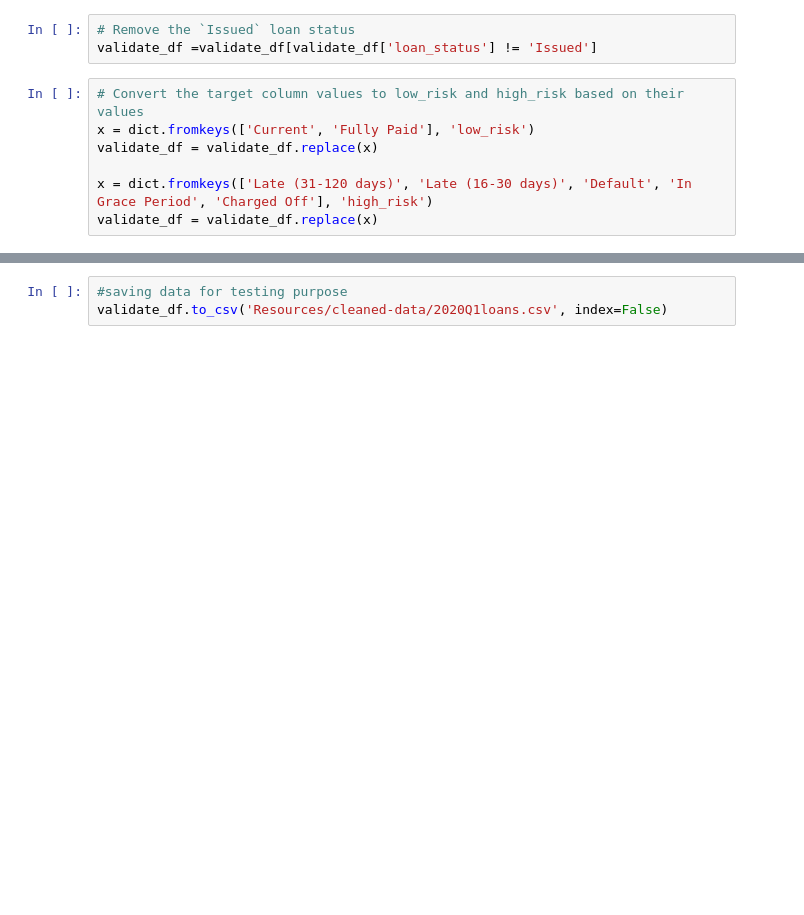
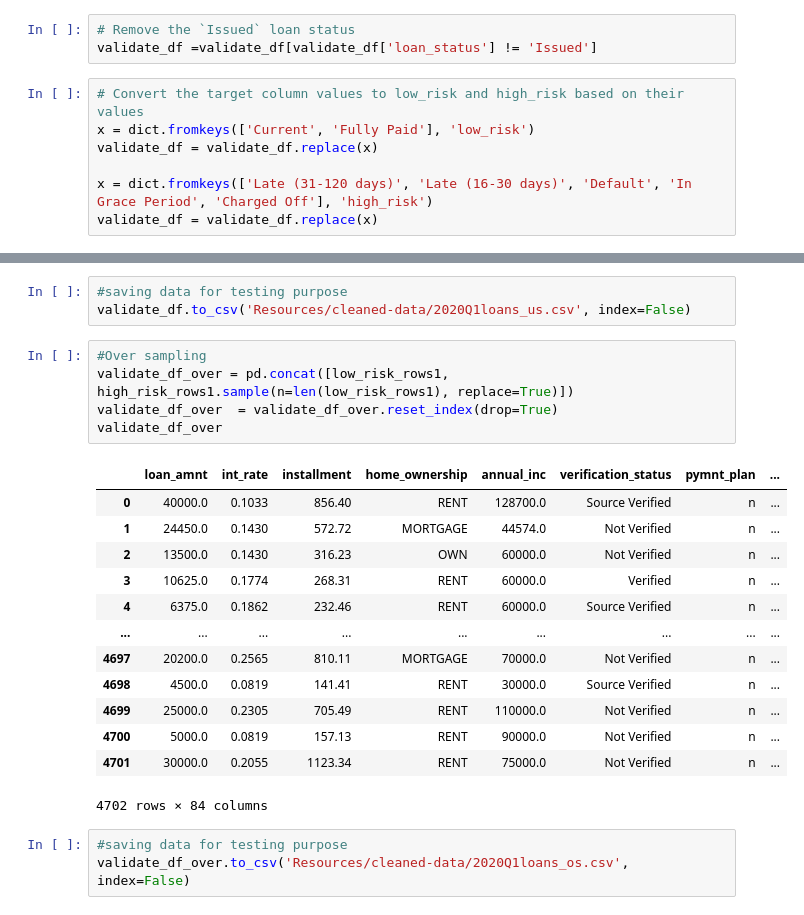
Before and after one commit to pandeysudip/credit-risk, a Jupyter notebook: Data_cleaning.ipynb, the cells around one changed output, grey strips where cells are left out. Saved outputs shown, nothing was run; the diff lists cells and outputs as text; blank space fills up the shorter version.

```diff
--- a/Data_cleaning.ipynb
+++ b/Data_cleaning.ipynb
@@ -280,4 +319,26 @@ validate_df
 4702 rows × 84 columns
 # %%
 #saving data for testing purpose
-validate_df.to_csv('Resources/cleaned-data/2020Q1loans.csv', index=False)
+validate_df.to_csv('Resources/cleaned-data/2020Q1loans_us.csv', index=False)
+# %%
+#Over sampling
+validate_df_over = pd.concat([low_risk_rows1, high_risk_rows1.sample(n=len(low_risk_rows1), replace=True)])
+validate_df_over  = validate_df_over.reset_index(drop=True)
+validate_df_over
+# %% [output]
+|  | loan_amnt | int_rate | installment | home_ownership | annual_inc | verification_status | pymnt_plan | ... |
+| 0 | 40000.0 | 0.1033 | 856.40 | RENT | 128700.0 | Source Verified | n | ... |
+| 1 | 24450.0 | 0.1430 | 572.72 | MORTGAGE | 44574.0 | Not Verified | n | ... |
+| 2 | 13500.0 | 0.1430 | 316.23 | OWN | 60000.0 | Not Verified | n | ... |
+| 3 | 10625.0 | 0.1774 | 268.31 | RENT | 60000.0 | Verified | n | ... |
+| 4 | 6375.0 | 0.1862 | 232.46 | RENT | 60000.0 | Source Verified | n | ... |
+| ... | ... | ... | ... | ... | ... | ... | ... | ... |
+| 4697 | 20200.0 | 0.2565 | 810.11 | MORTGAGE | 70000.0 | Not Verified | n | ... |
+| 4698 | 4500.0 | 0.0819 | 141.41 | RENT | 30000.0 | Source Verified | n | ... |
+| 4699 | 25000.0 | 0.2305 | 705.49 | RENT | 110000.0 | Not Verified | n | ... |
+| 4700 | 5000.0 | 0.0819 | 157.13 | RENT | 90000.0 | Not Verified | n | ... |
+| 4701 | 30000.0 | 0.2055 | 1123.34 | RENT | 75000.0 | Not Verified | n | ... |
+4702 rows × 84 columns
+# %%
+#saving data for testing purpose
+validate_df_over.to_csv('Resources/cleaned-data/2020Q1loans_os.csv', index=False)
```
Also changed, not shown: parts of 8 cells of this notebook, 7 other files.
